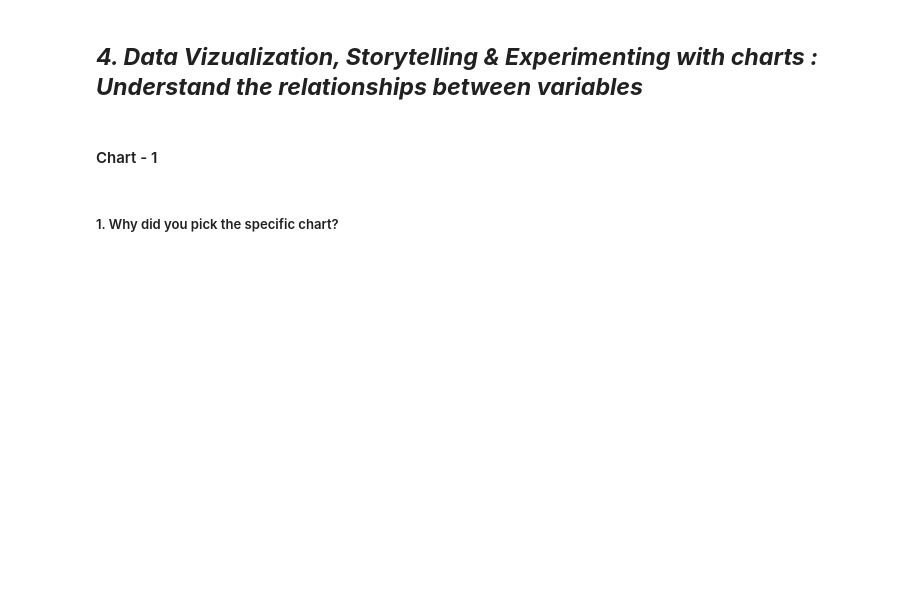
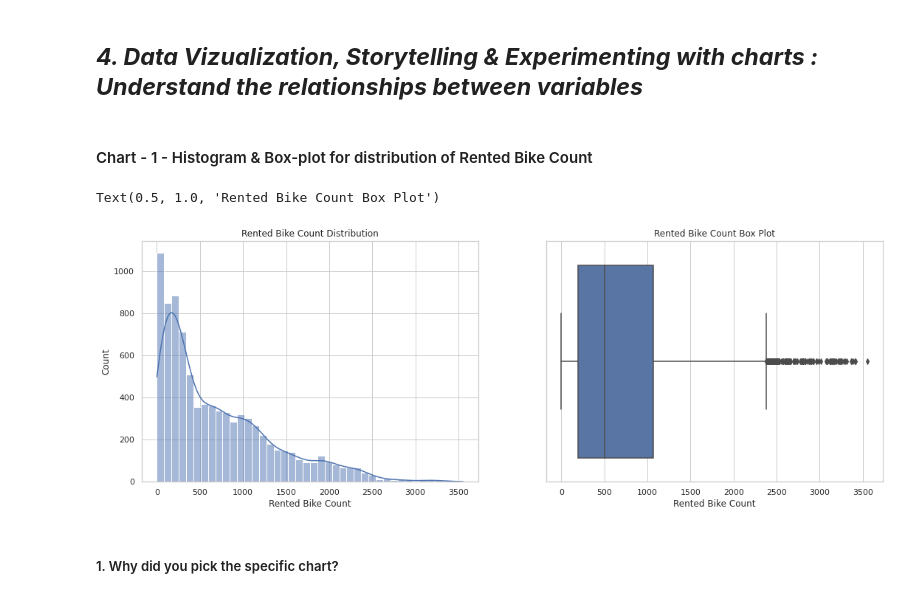
Before and after one commit to ayush9304/BikeSharingDemandPrediction, a Jupyter notebook: Bike_Sharing_Demand_Prediction.ipynb, the cells around one changed output. Cells and saved outputs as stored; diff of their text form; code cells hidden in the pictures; blank space fills up the shorter version.

Commit message:
Added 2 visualizations

```diff
--- a/Bike_Sharing_Demand_Prediction.ipynb
+++ b/Bike_Sharing_Demand_Prediction.ipynb
@@ -367,5 +367,3 @@ df['prev_rented_bike_count'] = df['Rented Bike Count'].shift(1)
 Answer Here.
 # %% [markdown]
 ## ***4. Data Vizualization, Storytelling & Experimenting with charts : Understand the relationships between variables***
-# %% [markdown]
-#### Chart - 1
@@ -374,3 +370,18 @@ Answer Here.
+# %% [markdown]
+#### Chart - 1 - Histogram & Box-plot for distribution of Rented Bike Count
+# %%
+plt.figure(figsize=(18,6))
+
+plt.subplot(1,2,1)
+sns.histplot(x='Rented Bike Count', data=df, kde=True)
+plt.title("Rented Bike Count Distribution")
+
+plt.subplot(1,2,2)
+sns.boxplot(x='Rented Bike Count', data = df)
+plt.title("Rented Bike Count Box Plot")
+# %% [output]
+Text(0.5, 1.0, 'Rented Bike Count Box Plot')
+[figure, added]
 # %% [markdown]
 ##### 1. Why did you pick the specific chart?
 # %% [markdown]
```
Also changed, not shown: parts of 4 cells of this notebook.
